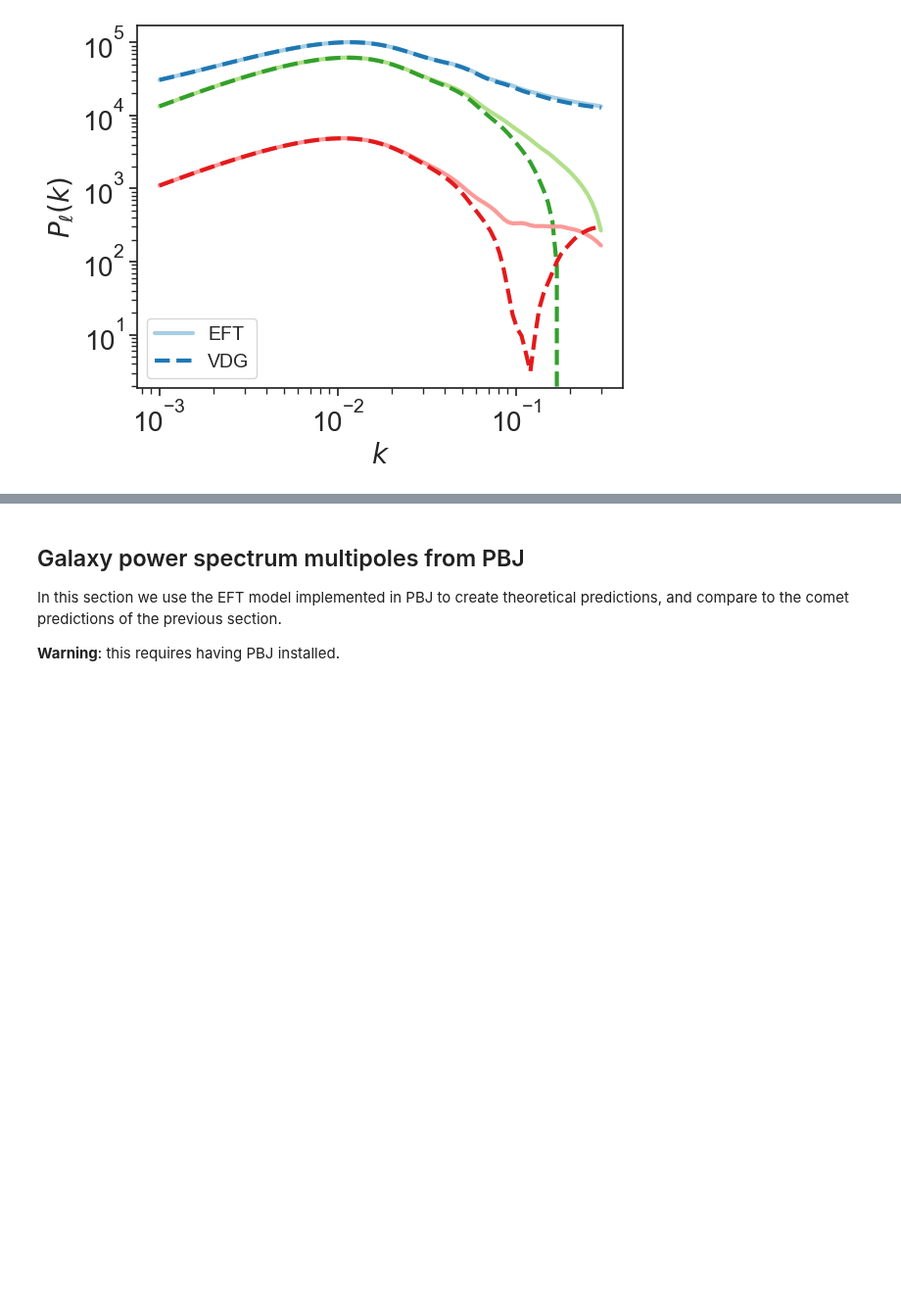
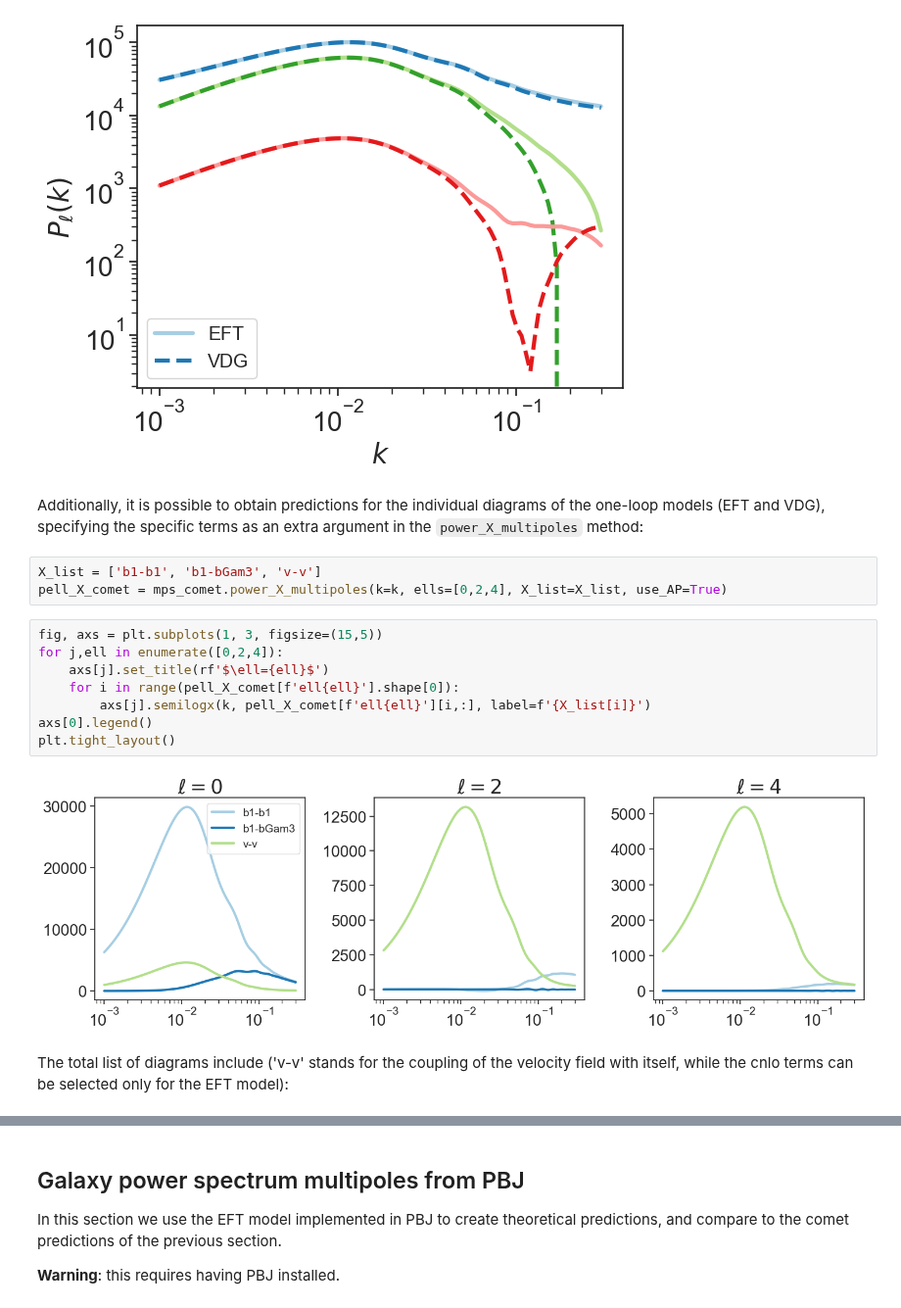
Before and after one commit to cloe-org/playground, a Jupyter notebook: tutorials/observables/spectro.ipynb, the cells around one changed output, grey strips where cells are left out. Shown at 98% size. Drawn from its saved outputs; the diff is of its cells as text; blank space fills up the shorter version.

Commit message:
Added section on individual loop diagrams in spectro notebook

```diff
--- a/tutorials/observables/spectro.ipynb
+++ b/tutorials/observables/spectro.ipynb
@@ -182,3 +182,20 @@ plt.legend()
 # %% [output]
 <matplotlib.legend.Legend at 0x...>
 [figure]
+# %% [markdown]
+Additionally, it is possible to obtain predictions for the individual diagrams of the one-loop models (EFT and VDG), specifying the specific terms as an extra argument in the `power_X_multipoles` method:
+# %%
+X_list = ['b1-b1', 'b1-bGam3', 'v-v']
+pell_X_comet = mps_comet.power_X_multipoles(k=k, ells=[0,2,4], X_list=X_list, use_AP=True)
+# %%
+fig, axs = plt.subplots(1, 3, figsize=(15,5))
+for j,ell in enumerate([0,2,4]):
+    axs[j].set_title(rf'$\ell={ell}$')
+    for i in range(pell_X_comet[f'ell{ell}'].shape[0]):
+        axs[j].semilogx(k, pell_X_comet[f'ell{ell}'][i,:], label=f'{X_list[i]}')
+axs[0].legend()
+plt.tight_layout()
+# %% [output]
+[figure, added]
+# %% [markdown]
+The total list of diagrams include ('v-v' stands for the coupling of the velocity field with itself, while the cnlo terms can be selected only for the EFT model):
```
Also changed, not shown: parts of 2 cells of this notebook.
